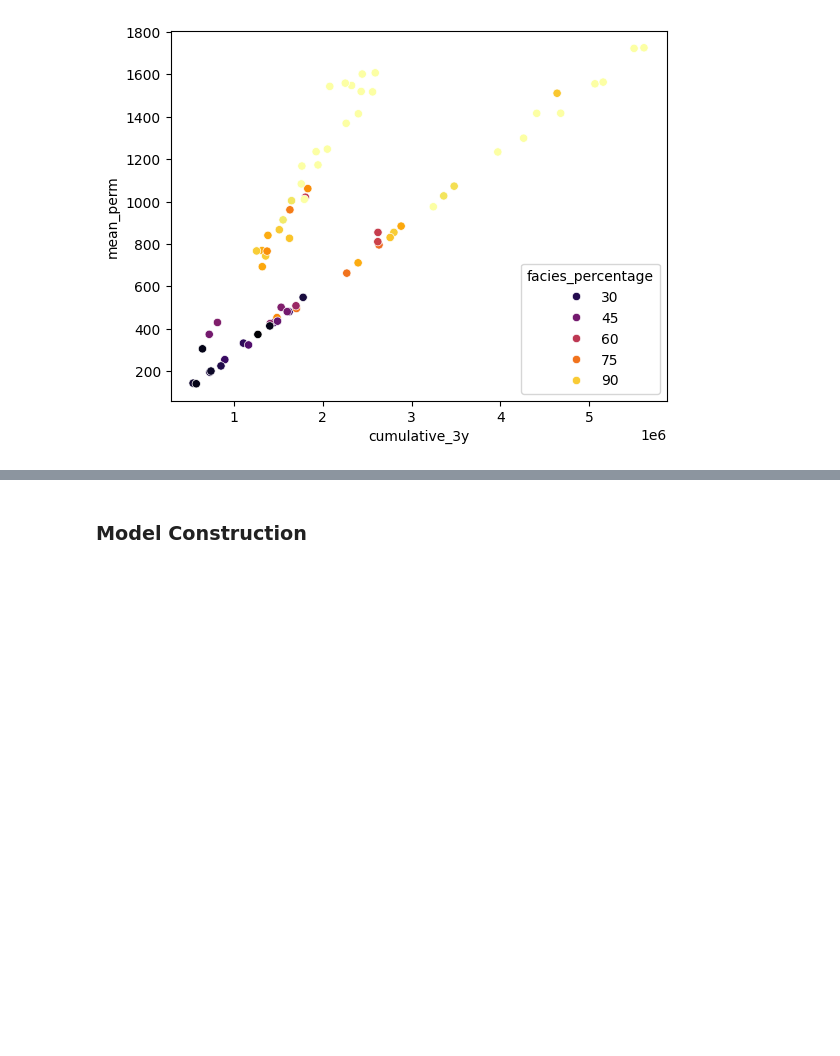
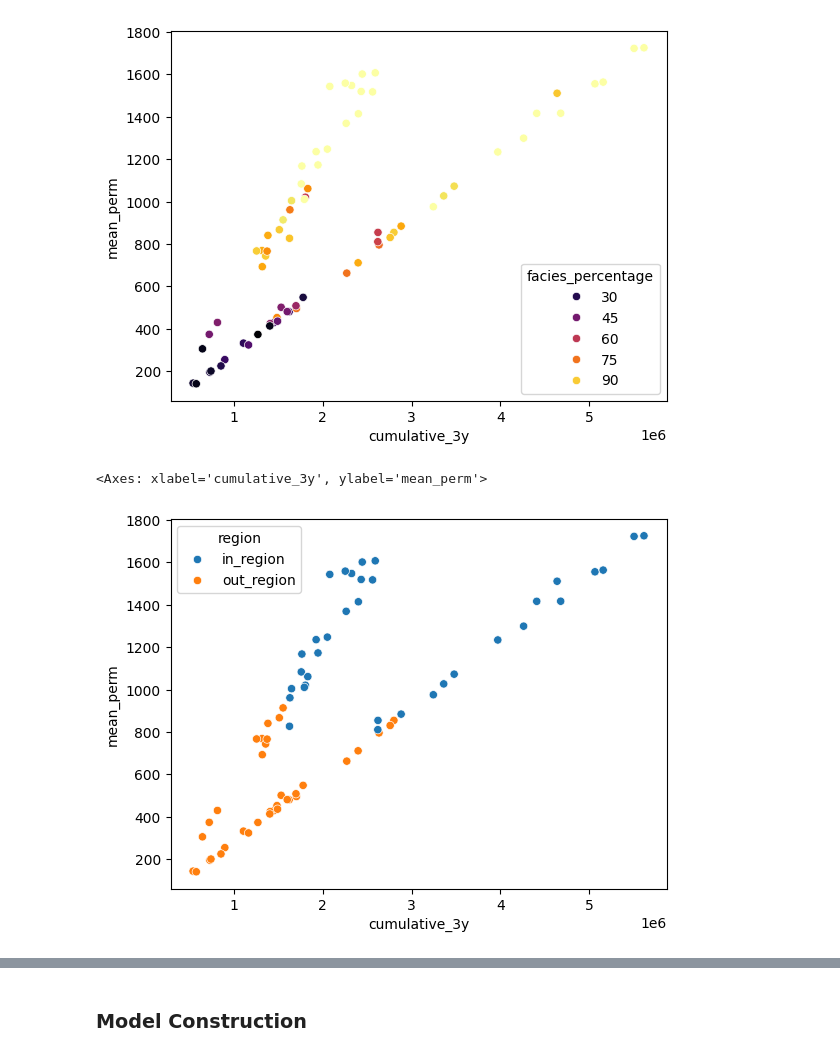
Before and after one commit to acmontesh/Energ-AI-z, a Jupyter notebook: Production_analysis.ipynb, the cells around one changed output, grey strips where cells are left out. Saved outputs shown, nothing was run; the diff lists cells and outputs as text; code cells hidden in the pictures; blank space fills up the shorter version.

```diff
--- a/Production_analysis.ipynb
+++ b/Production_analysis.ipynb
@@ -95,6 +95,10 @@ df["Y"] = 0
 df["cumulative_3y"] = 0
 df["gamma_mean"] = 0
 df["facies_p75"] = 0
+df["z_mean"] = 0
+df["acoustic_imp"] = 0
+df["kophi_sqrt_of_means"] = 0
+df["kophi_mean_of_sqrts"] = 0
 
 def calculate_well_density( xvals,yvals,allx,ally,allIDs,quantile ):
     x   = xvals[0]
@@ -112,6 +116,9 @@ for id in np.unique(dflogs["Well_ID"]):
     df.loc[df["Well_ID"]==id,"X"] = np.unique( dflogs[dflogs["Well_ID"]==id]["X"] )[0]
     df.loc[df["Well_ID"]==id,"Y"] = np.unique( dflogs[dflogs["Well_ID"]==id]["Y"] )[0]
     df.loc[df["Well_ID"]==id,"gamma_var"] = np.std( dflogs[dflogs["Well_ID"]==id]["GR"] )
+    df.loc[df["Well_ID"]==id,"acoustic_imp"] = np.mean( dflogs[dflogs["Well_ID"]==id]["AI"] )
+    df.loc[df["Well_ID"]==id,"kophi_mean_of_sqrts"] = ( np.mean( np.sqrt(dflogs[dflogs["Well_ID"]==id]["perm"]/dflogs[dflogs["Well_ID"]==id]["phi"] ) ) )
+    df.loc[df["Well_ID"]==id,"z_mean"] = np.mean( dflogs[dflogs["Well_ID"]==id]["Z"] )
     df.loc[df["Well_ID"]==id,"gamma_mean"] = np.mean( dflogs[dflogs["Well_ID"]==id]["GR"] )
     df.loc[df["Well_ID"]==id,"facies_p75"] = np.quantile( dflogs[dflogs["Well_ID"]==id]["facies"],0.75 )
     df.loc[df["Well_ID"]==id,"gamma_skew"] = skew( dflogs[dflogs["Well_ID"]==id]["GR"].values )
@@ -237,7 +248,7 @@ ax.legend().remove()
 # %%
 df_out = df.groupby("Well_ID", as_index=False).first(  )
 # %%
-df_out = df_out[["gamma_var","gamma_mean","mean_por","mean_perm","neighbor_density_25","neighbor_density_70","facies_p75","cumulative_3y"]]
+df_out = df_out[["gamma_var","gamma_mean","mean_por","mean_perm","neighbor_density_25","neighbor_density_70","facies_p75","Y","X","acoustic_imp","kophi_mean_of_sqrts","Well_ID","cumulative_3y"]]
 # %%
 corrs  = [  ]
 rcorrs = [  ]
@@ -280,3 +291,13 @@ sb.scatterplot( data=df_out,x="cumulative_3y",y="mean_perm",hue="facies_percenta
 # %% [output]
 <Axes: xlabel='cumulative_3y', ylabel='mean_perm'>
 [figure]
+# %%
+df_out["y_north"] = np.where( (df_out["X"]<100) & (df_out["Y"]<100),"North","South" )
+df_out["x_east"] = np.where( df_out["X"]>=80,"East","West" )
+df_out["region"] = np.where( (df_out["X"]<=90) & ((df_out["Y"]<70) | (df_out["Y"]>125)),"in_region","out_region" )
+df_out["region_north"] = np.where( (df_out["region"]=="in_region") & (df_out["Y"]<100),"in_region_north","in_region_south" )
+# %%
+sb.scatterplot( data=df_out,x="cumulative_3y",y="mean_perm",hue="region",palette="tab10" )
+# %% [output]
+<Axes: xlabel='cumulative_3y', ylabel='mean_perm'>
+[figure, added]
```
Also changed, not shown: parts of 19 cells of this notebook, 3 other files.
